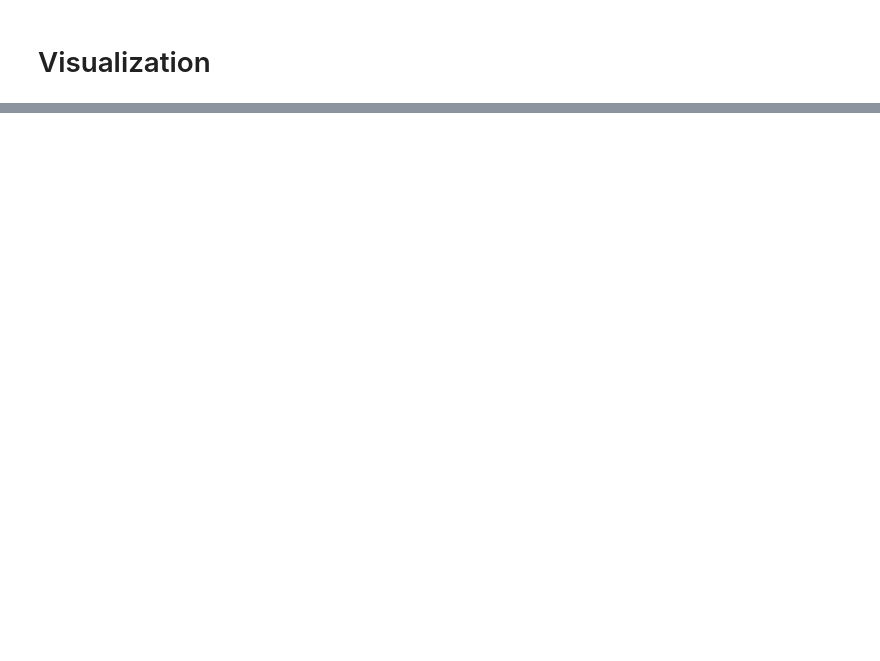
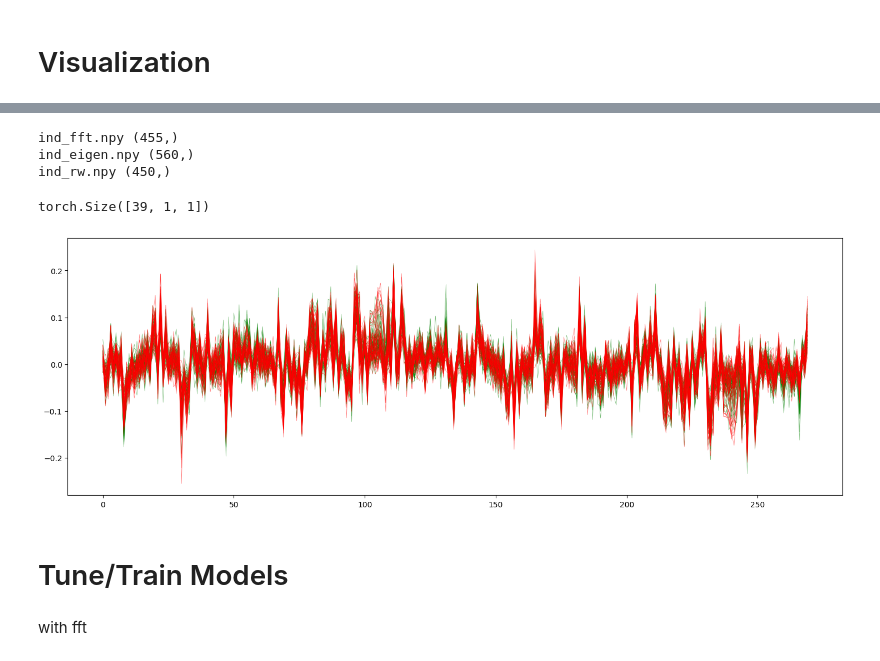
Before and after one commit to jsong2333333/TrojAI_Summary, a Jupyter notebook: explore.ipynb, the cells around one changed output, grey strips where cells are left out. Cells and saved outputs as stored; diff of their text form; code cells hidden in the pictures; blank space fills up the shorter version.

```diff
--- a/explore.ipynb
+++ b/explore.ipynb
@@ -575,0 +376,10 @@ Name: mean_test_neg_log_loss, Length: 35100, dtype: float64
+# %%
+IND_DIR = '/scratch/jialin/cyber-pdf-dec2022/projects/weight_analysis/extracted_source/limit_feature/'
+for ind_fp in os.listdir(IND_DIR):
+    if ind_fp.endswith('.npy'):
+        ind_file = np.load(os.path.join(IND_DIR, ind_fp))
+        print(ind_fp, ind_file.shape)
+# %% [output]
+ind_fft.npy (455,)
+ind_eigen.npy (560,)
+ind_rw.npy (450,)
@@ -575,0 +401,12 @@ Name: mean_test_neg_log_loss, Length: 35100, dtype: float64
+# %%
+features.shape
+# %% [output]
+torch.Size([39, 1, 1])
+# %%
+fig, ax = plt.subplots(figsize=(18, 6))
+ax.plot(trojan_X.T, c='green', linewidth=.5, alpha=.5);
+ax.plot(clean_X.T, c='red', linewidth=.5, alpha=.5);
+# %% [output]
+[figure, added]
+# %% [markdown]
+# Tune/Train Models
@@ -575,0 +415,2 @@ Name: mean_test_neg_log_loss, Length: 35100, dtype: float64
+# %% [markdown]
+with fft
```
Also changed, not shown: parts of 129 cells of this notebook, 30 other files.
